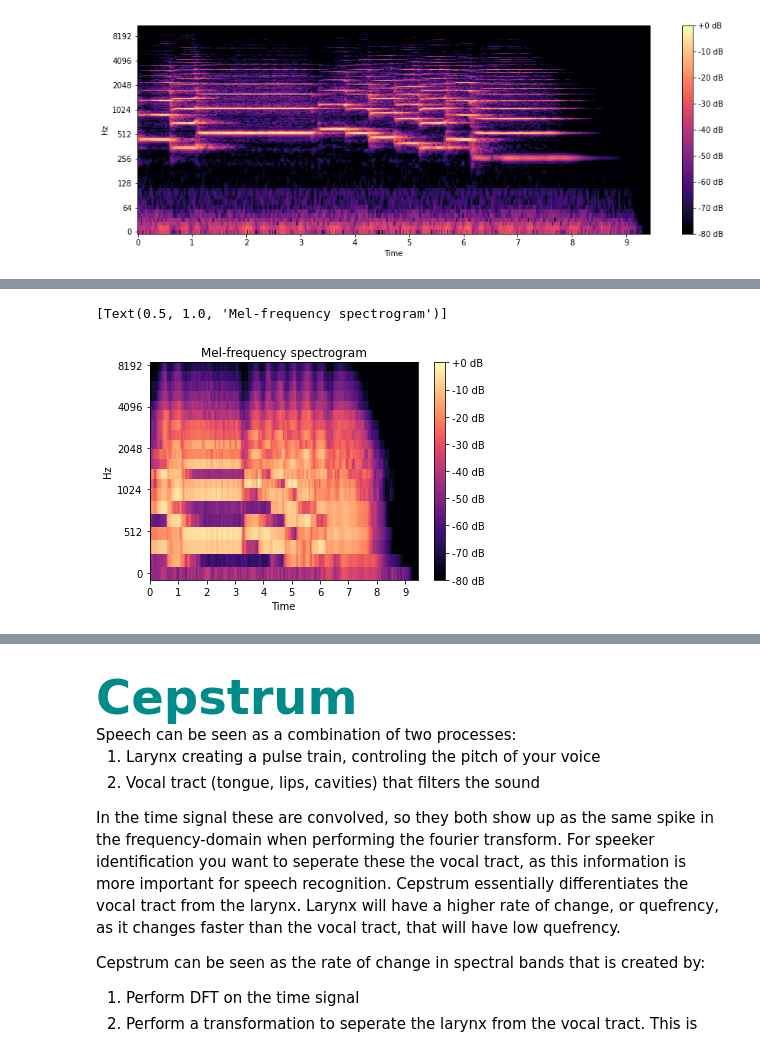
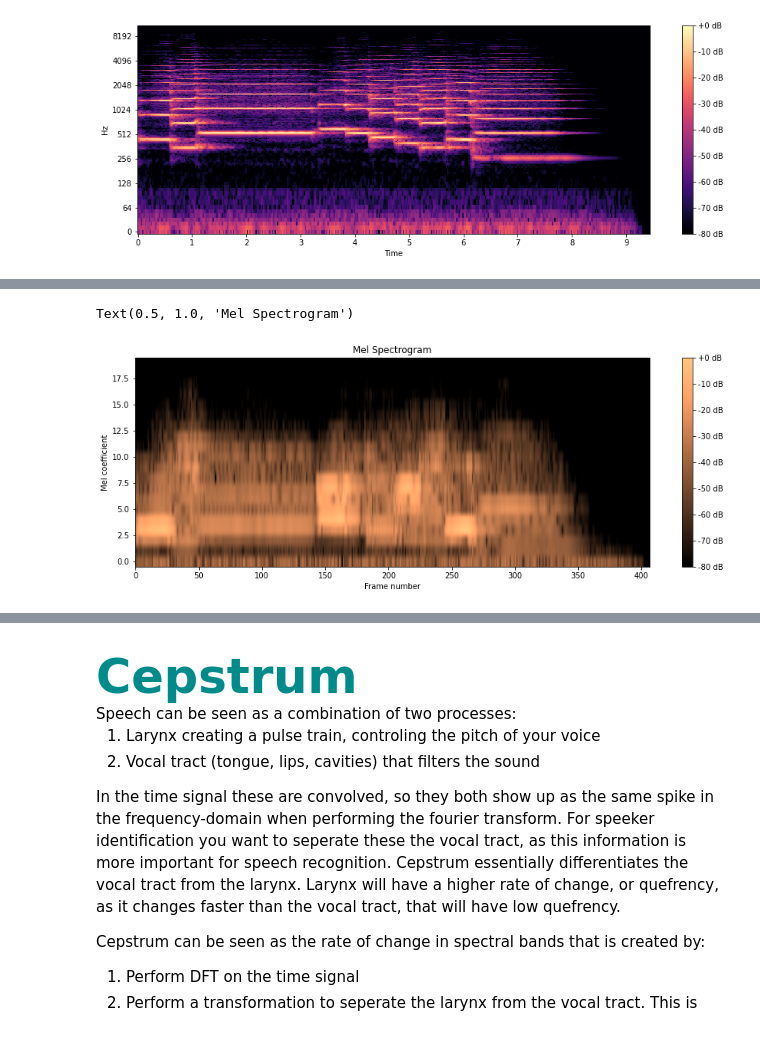
Before and after one commit to HNuijens/PythonAudioProcessing, a Jupyter notebook: Analysis/MFCC.ipynb, the cells around one changed output, grey strips where cells are left out. Cells and saved outputs as stored; diff of their text form; code cells hidden in the pictures.

```diff
--- a/Analysis/MFCC.ipynb
+++ b/Analysis/MFCC.ipynb
@@ -244,13 +214,18 @@ fig.colorbar(img, ax=ax, format='%+2.0f dB')
-# %%
-S = librosa.feature.melspectrogram(y=signal, sr=sample_rate, n_mels=number_of_mels,
-                                    fmax=8000)
-fig, ax = plt.subplots()
-S_dB = librosa.power_to_db(S, ref=np.max)
-img = librosa.display.specshow(S_dB, x_axis='time',
-                         y_axis='mel', sr=sample_rate,
-                         fmax=8000, ax=ax)
-fig.colorbar(img, ax=ax, format='%+2.0f dB')
-ax.set(title='Mel-frequency spectrogram')
-# %% [output]
-[Text(0.5, 1.0, 'Mel-frequency spectrogram')]
-[figure, removed]
+# %%
+# final step, convert amplitude to Db:
+S_dB = librosa.power_to_db(abs(mel_spectrogram)**2, ref=np.max)
+
+fig = plt.figure(figsize = (15,5))
+ax = fig.add_subplot(111)
+
+img = ax.imshow(S_dB, cmap='copper')
+fig.colorbar(img, ax=ax, format='%+2.0f dB')
+
+ax.set_aspect('auto')
+plt.gca().invert_yaxis()
+ax.set_ylabel('Mel coefficient')
+ax.set_xlabel('Frame number')
+plt.title('Mel Spectrogram')
+# %% [output]
+Text(0.5, 1.0, 'Mel Spectrogram')
+[figure, added]
```
Also changed, not shown: parts of 21 cells of this notebook.
